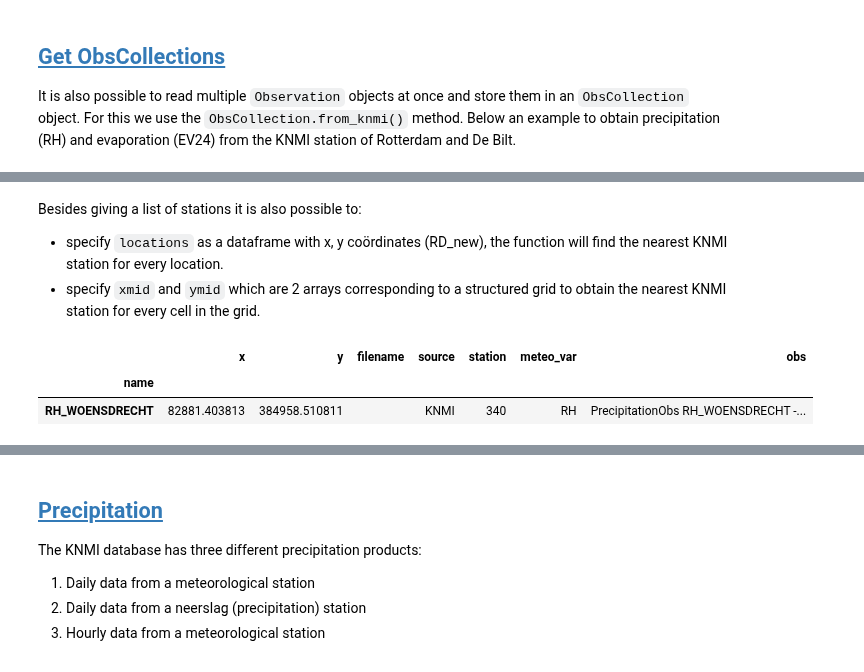
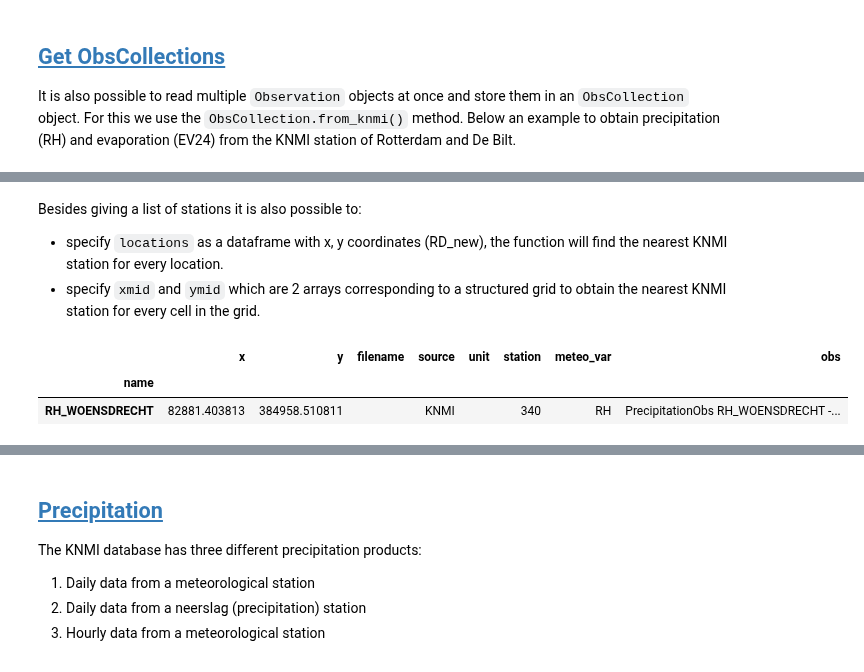
Before and after one commit to ArtesiaWater/hydropandas, a Jupyter notebook: examples/02_knmi_observations.ipynb, the cells around one changed output, grey strips where cells are left out. Saved outputs shown, nothing was run; the diff lists cells and outputs as text; code cells hidden in the pictures.

```diff
--- a/examples/02_knmi_observations.ipynb
+++ b/examples/02_knmi_observations.ipynb
@@ -256,13 +263,12 @@ oc
 # %% [markdown]
 Besides giving a list of stations it is also possible to:
-- specify `locations` as a dataframe with x, y coördinates (RD_new), the function will find the nearest KNMI station for every location.
+- specify `locations` as a dataframe with x, y coordinates (RD_new), the function will find the nearest KNMI station for every location.
 - specify `xmid` and `ymid` which are 2 arrays corresponding to a structured grid to obtain the nearest KNMI station for every cell in the grid.
 # %%
-location = pd.DataFrame(index=['Rotterdam'], data ={'x':77500, 'y':399500})
-hpd.read_knmi(locations=location,
-                meteo_vars=['RH'])
+location = pd.DataFrame(index=["Rotterdam"], data={"x": 77500, "y": 399500})
+hpd.read_knmi(locations=location, meteo_vars=["RH"])
 # %% [output]
-|  | x | y | filename | source | station | meteo_var | obs |
-| name |  |  |  |  |  |  |  |
-| RH_WOENSDRECHT | 82881.403813 | 384958.510811 |  | KNMI | 340 | RH | PrecipitationObs RH_WOENSDRECHT -... |
+|  | x | y | filename | source | unit | station | meteo_var | obs |
+| name |  |  |  |  |  |  |  |  |
+| RH_WOENSDRECHT | 82881.403813 | 384958.510811 |  | KNMI |  | 340 | RH | PrecipitationObs RH_WOENSDRECHT -... |
 # %%
```
Also changed, not shown: parts of 33 cells of this notebook, 3 other files.
